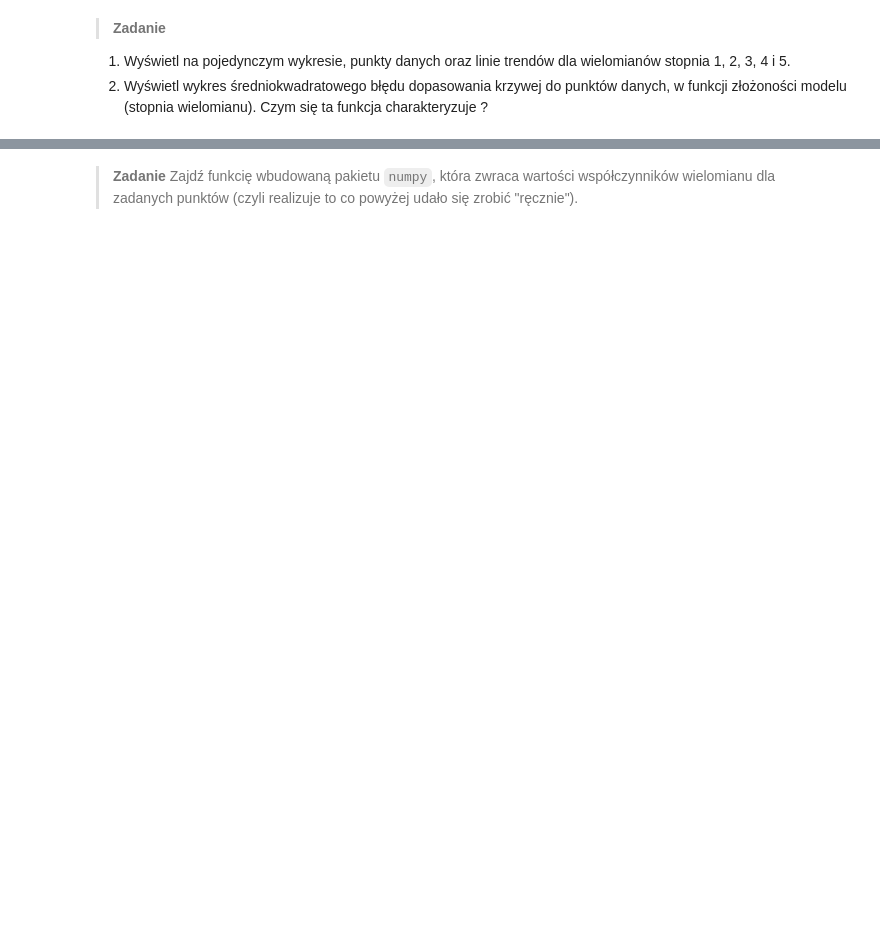
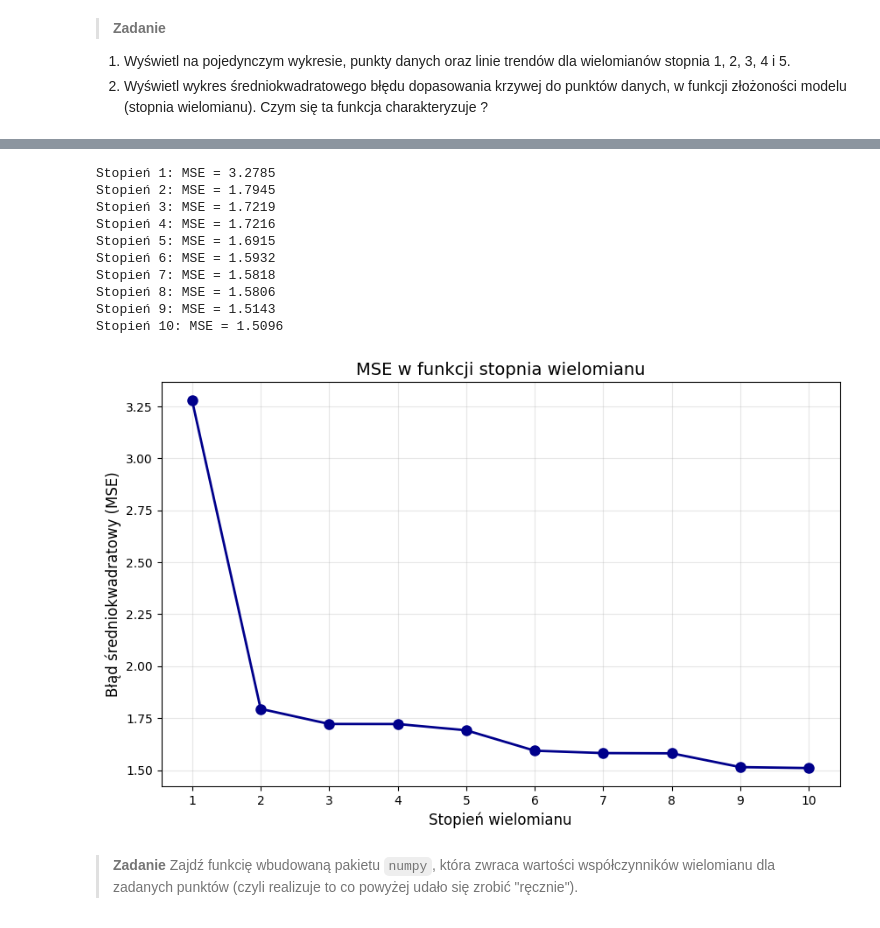
Before and after one commit to Hadidomena/Data-exploration-methods, a Jupyter notebook: MED 3 - Regresja wielomianowa.ipynb, the cells around one changed output, grey strips where cells are left out. Drawn from its saved outputs; the diff is of its cells as text; code cells hidden in the pictures; blank space fills up the shorter version.

```diff
--- a/MED 3 - Regresja wielomianowa.ipynb
+++ b/MED 3 - Regresja wielomianowa.ipynb
@@ -395,2 +513,36 @@ plt.scatter(df.x, df.y, color='red')
+# %%
+degrees_range = range(1, 11)  # Stopnie od 1 do 10
+mse_values = []
+
+for degree in degrees_range:
+    X = create_polynomial_matrix(df.x, degree)
+    Y = df.y.values.reshape(-1, 1)
+    X_pinv = np.linalg.pinv(X)
+    w = np.dot(X_pinv, Y)
+    y_pred = np.dot(X, w)
+    mse = metrics.mean_squared_error(Y, y_pred)
+    mse_values.append(mse)
+    print(f'Stopień {degree}: MSE = {mse:.4f}')
+
+plt.figure(figsize=(10, 6))
+plt.plot(degrees_range, mse_values, 'o-', color='darkblue', linewidth=2, markersize=8)
+plt.xlabel('Stopień wielomianu', fontsize=12)
+plt.ylabel('Błąd średniokwadratowy (MSE)', fontsize=12)
+plt.title('MSE w funkcji stopnia wielomianu', fontsize=14)
+plt.grid(True, alpha=0.3)
+plt.xticks(degrees_range)
+plt.show()
+# %% [output]
+Stopień 1: MSE = 3.2785
+Stopień 2: MSE = 1.7945
+Stopień 3: MSE = 1.7219
+Stopień 4: MSE = 1.7216
+Stopień 5: MSE = 1.6915
+Stopień 6: MSE = 1.5932
+Stopień 7: MSE = 1.5818
+Stopień 8: MSE = 1.5806
+Stopień 9: MSE = 1.5143
+Stopień 10: MSE = 1.5096
+[figure, added]
 # %% [markdown]
 > **Zadanie** Zajdź funkcię wbudowaną pakietu `numpy`, która zwraca wartości współczynników wielomianu dla zadanych punktów (czyli realizuje to co powyżej udało się zrobić "ręcznie").
```
Also changed, not shown: parts of 16 cells of this notebook.
